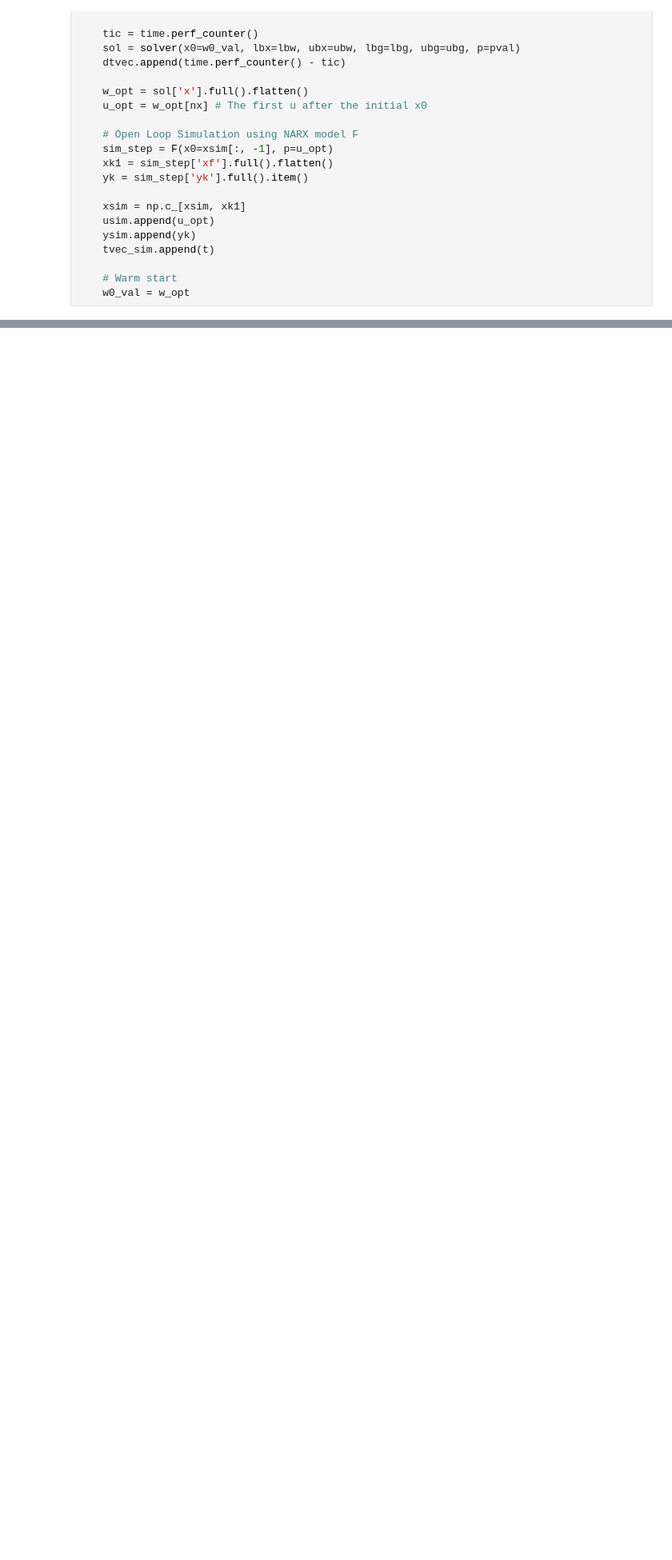
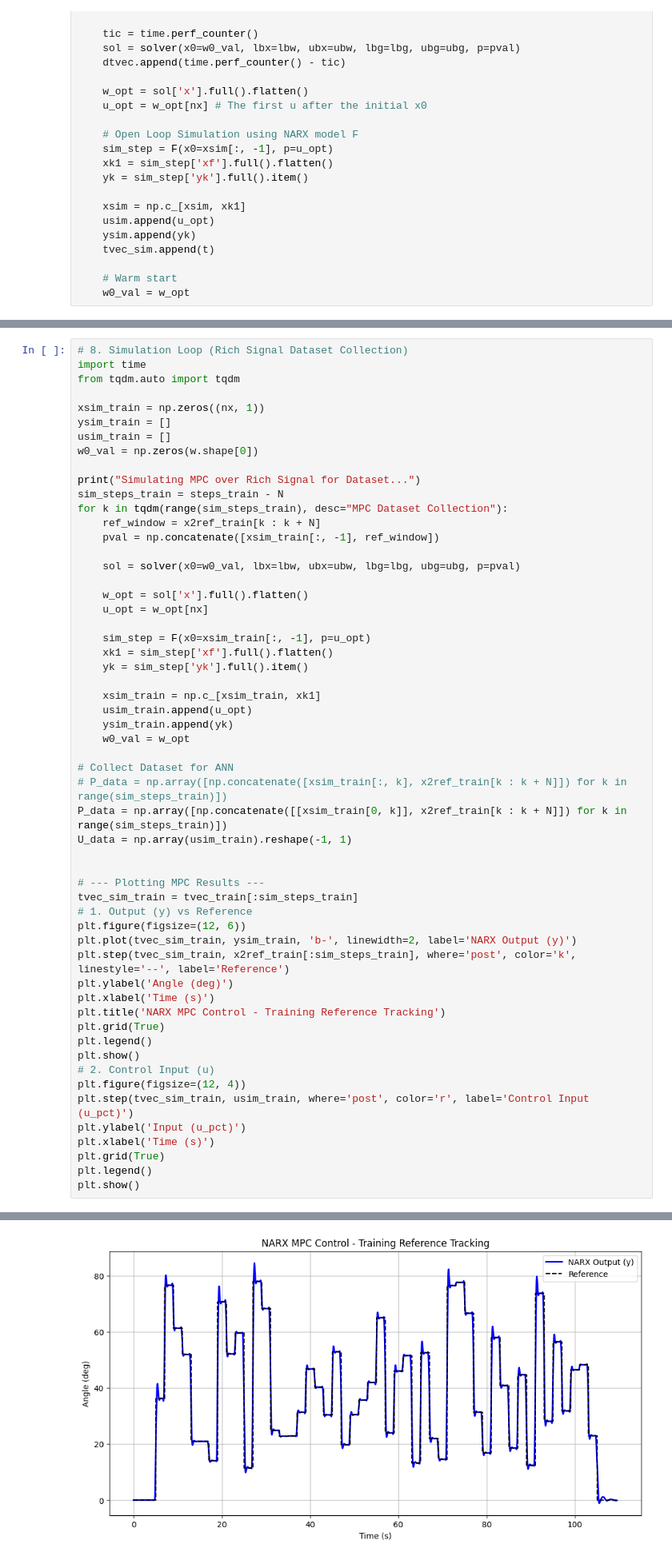
Before and after one commit to helonayala/sysid, a Jupyter notebook: narx_mpc_14_drone.ipynb, the cells around one changed output, grey strips where cells are left out. Shown at 80% size. Drawn from its saved outputs; the diff is of its cells as text; blank space fills up the shorter version.

```diff
--- a/narx_mpc_14_drone.ipynb
+++ b/narx_mpc_14_drone.ipynb
@@ -193,0 +276,57 @@ plt.show()
+# %%
+# 8. Simulation Loop (Rich Signal Dataset Collection)
+import time
+from tqdm.auto import tqdm
+
+xsim_train = np.zeros((nx, 1))
+ysim_train = []
+usim_train = []
+w0_val = np.zeros(w.shape[0])
+
+print("Simulating MPC over Rich Signal for Dataset...")
+sim_steps_train = steps_train - N
+for k in tqdm(range(sim_steps_train), desc="MPC Dataset Collection"):
+    ref_window = x2ref_train[k : k + N]
+    pval = np.concatenate([xsim_train[:, -1], ref_window])
+
+    sol = solver(x0=w0_val, lbx=lbw, ubx=ubw, lbg=lbg, ubg=ubg, p=pval)
+
+    w_opt = sol['x'].full().flatten()
+    u_opt = w_opt[nx]
+
+    sim_step = F(x0=xsim_train[:, -1], p=u_opt)
+    xk1 = sim_step['xf'].full().flatten()
+    yk = sim_step['yk'].full().item()
+
+    xsim_train = np.c_[xsim_train, xk1]
+    usim_train.append(u_opt)
+    ysim_train.append(yk)
+    w0_val = w_opt
+
+# Collect Dataset for ANN
+# P_data = np.array([np.concatenate([xsim_train[:, k], x2ref_train[k : k + N]]) for k in range(sim_steps_train)])
+P_data = np.array([np.concatenate([[xsim_train[0, k]], x2ref_train[k : k + N]]) for k in range(sim_steps_train)])
+U_data = np.array(usim_train).reshape(-1, 1)
+
+
+# --- Plotting MPC Results ---
+tvec_sim_train = tvec_train[:sim_steps_train]
+# 1. Output (y) vs Reference
+plt.figure(figsize=(12, 6))
+plt.plot(tvec_sim_train, ysim_train, 'b-', linewidth=2, label='NARX Output (y)')
+plt.step(tvec_sim_train, x2ref_train[:sim_steps_train], where='post', color='k', linestyle='--', label='Reference')
+plt.ylabel('Angle (deg)')
+plt.xlabel('Time (s)')
+plt.title('NARX MPC Control - Training Reference Tracking')
+plt.grid(True)
+plt.legend()
+plt.show()
+# 2. Control Input (u)
+plt.figure(figsize=(12, 4))
+plt.step(tvec_sim_train, usim_train, where='post', color='r', label='Control Input (u_pct)')
+plt.ylabel('Input (u_pct)')
+plt.xlabel('Time (s)')
+plt.grid(True)
+plt.legend()
+plt.show()
+# %% [output]
@@ -193,0 +334 @@ plt.show()
+[figure, added]
```
Also changed, not shown: parts of 8 cells of this notebook.
